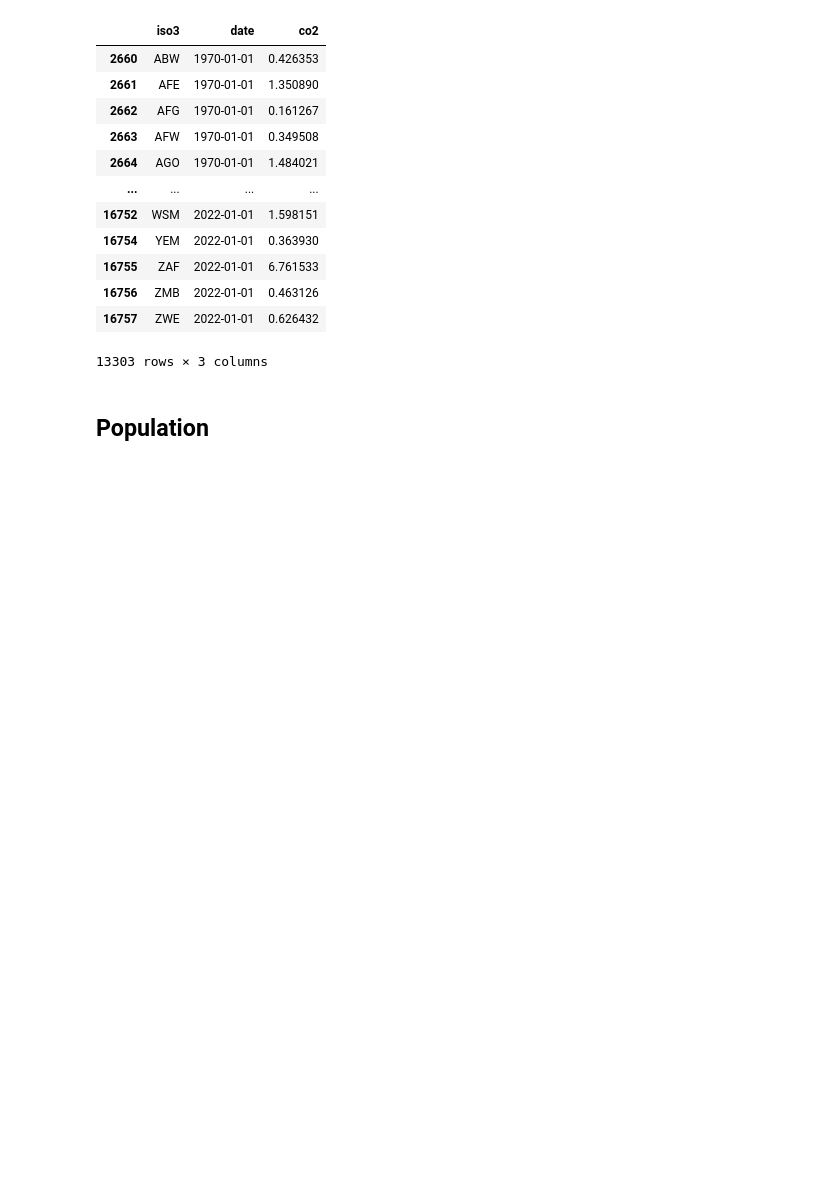
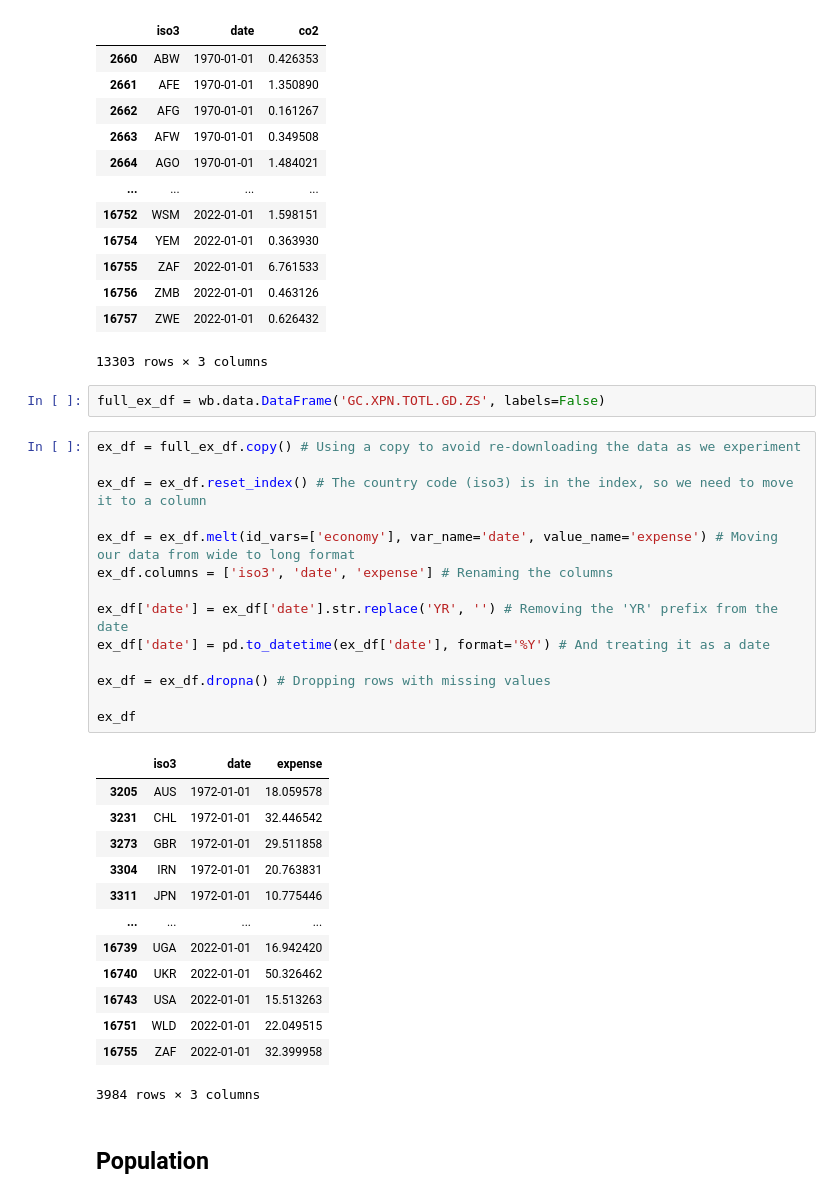
Before and after one commit to Hyejin-Sung/Hyejin-Sung.github.io, a Jupyter notebook: misc/WorldBank API Example/WB_API_Example.ipynb, the cells around one changed output. Saved outputs shown, nothing was run; the diff lists cells and outputs as text; blank space fills up the shorter version.

```diff
--- a/misc/WorldBank API Example/WB_API_Example.ipynb
+++ b/misc/WorldBank API Example/WB_API_Example.ipynb
@@ -92,6 +88,36 @@ co2_df
 | 16756 | ZMB | 2022-01-01 | 0.463126 |
 | 16757 | ZWE | 2022-01-01 | 0.626432 |
 13303 rows × 3 columns
+# %%
+full_ex_df = wb.data.DataFrame('GC.XPN.TOTL.GD.ZS', labels=False)
+# %%
+ex_df = full_ex_df.copy() # Using a copy to avoid re-downloading the data as we experiment
+
+ex_df = ex_df.reset_index() # The country code (iso3) is in the index, so we need to move it to a column
+
+ex_df = ex_df.melt(id_vars=['economy'], var_name='date', value_name='expense') # Moving our data from wide to long format
+ex_df.columns = ['iso3', 'date', 'expense'] # Renaming the columns
+
+ex_df['date'] = ex_df['date'].str.replace('YR', '') # Removing the 'YR' prefix from the date
+ex_df['date'] = pd.to_datetime(ex_df['date'], format='%Y') # And treating it as a date
+
+ex_df = ex_df.dropna() # Dropping rows with missing values
+
+ex_df
+# %% [output]
+|  | iso3 | date | expense |
+| 3205 | AUS | 1972-01-01 | 18.059578 |
+| 3231 | CHL | 1972-01-01 | 32.446542 |
+| 3273 | GBR | 1972-01-01 | 29.511858 |
+| 3304 | IRN | 1972-01-01 | 20.763831 |
+| 3311 | JPN | 1972-01-01 | 10.775446 |
+| ... | ... | ... | ... |
+| 16739 | UGA | 2022-01-01 | 16.942420 |
+| 16740 | UKR | 2022-01-01 | 50.326462 |
+| 16743 | USA | 2022-01-01 | 15.513263 |
+| 16751 | WLD | 2022-01-01 | 22.049515 |
+| 16755 | ZAF | 2022-01-01 | 32.399958 |
+3984 rows × 3 columns
 # %% [markdown]
 ## Population
 # %%
```
Also changed, not shown: parts of 5 cells of this notebook.
